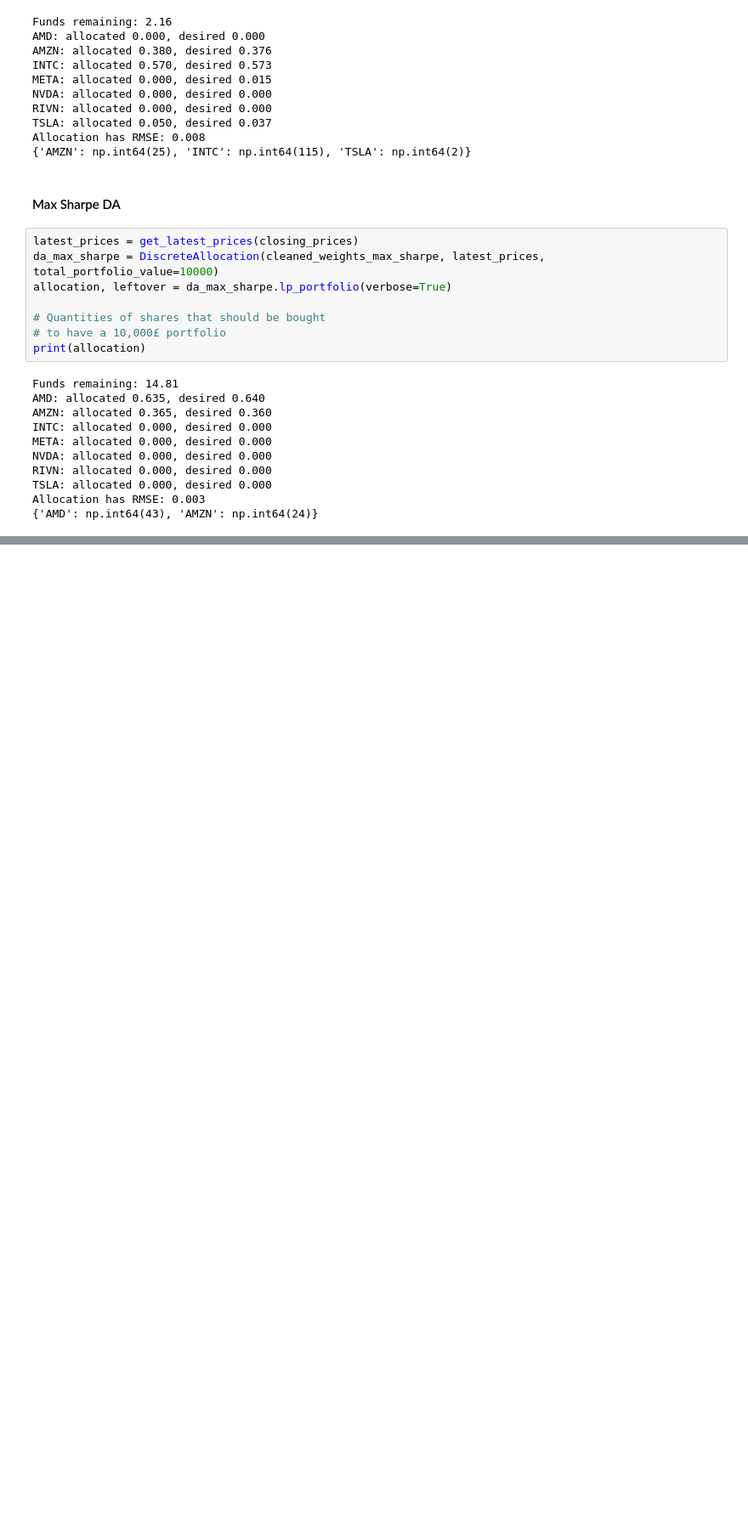
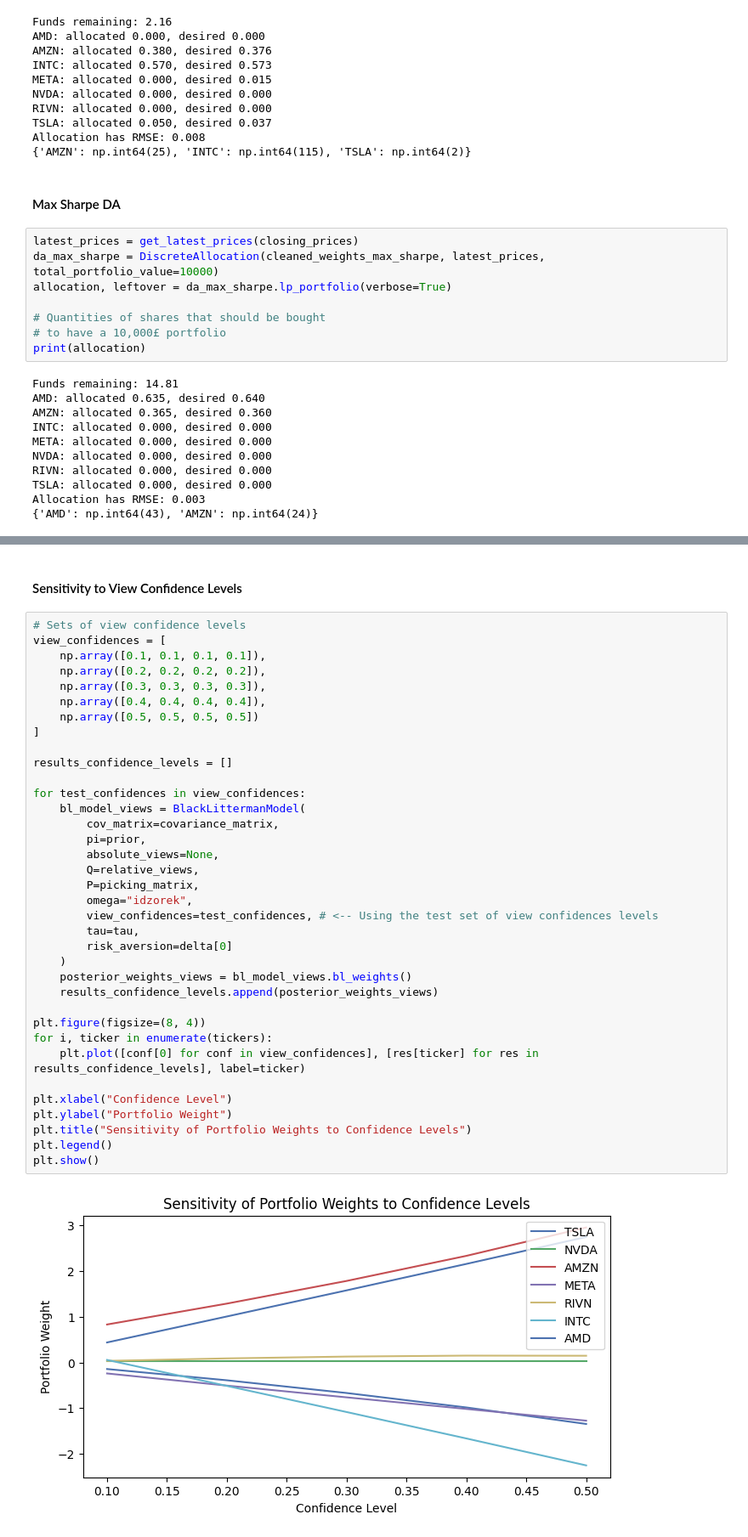
Before and after one commit to chantalmaskell/Black_Litterman_Portfolio_Optimisation, a Jupyter notebook: Completed_Models/benchmark_black_litterman.ipynb, the cells around one changed output, grey strips where cells are left out. Shown at 85% size. Cells and saved outputs as stored; diff of their text form; blank space fills up the shorter version.

```diff
--- a/Completed_Models/benchmark_black_litterman.ipynb
+++ b/Completed_Models/benchmark_black_litterman.ipynb
@@ -415,0 +537,40 @@ Allocation has RMSE: 0.003
+# %% [markdown]
+#### Sensitivity to View Confidence Levels
+# %%
+# Sets of view confidence levels
+view_confidences = [
+    np.array([0.1, 0.1, 0.1, 0.1]),
+    np.array([0.2, 0.2, 0.2, 0.2]),
+    np.array([0.3, 0.3, 0.3, 0.3]),
+    np.array([0.4, 0.4, 0.4, 0.4]),
+    np.array([0.5, 0.5, 0.5, 0.5])
+]
+
+results_confidence_levels = []
+
+for test_confidences in view_confidences:
+    bl_model_views = BlackLittermanModel(
+        cov_matrix=covariance_matrix,
+        pi=prior,
+        absolute_views=None,
+        Q=relative_views,
+        P=picking_matrix,
+        omega="idzorek",
+        view_confidences=test_confidences, # <-- Using the test set of view confidences levels
+        tau=tau,
+        risk_aversion=delta[0]
+    )
+    posterior_weights_views = bl_model_views.bl_weights()
+    results_confidence_levels.append(posterior_weights_views)
+
+plt.figure(figsize=(8, 4))
+for i, ticker in enumerate(tickers):
+    plt.plot([conf[0] for conf in view_confidences], [res[ticker] for res in results_confidence_levels], label=ticker)
+
+plt.xlabel("Confidence Level")
+plt.ylabel("Portfolio Weight")
+plt.title("Sensitivity of Portfolio Weights to Confidence Levels")
+plt.legend()
+plt.show()
+# %% [output]
+[figure, added]
```
Also changed, not shown: parts of 9 cells of this notebook.
